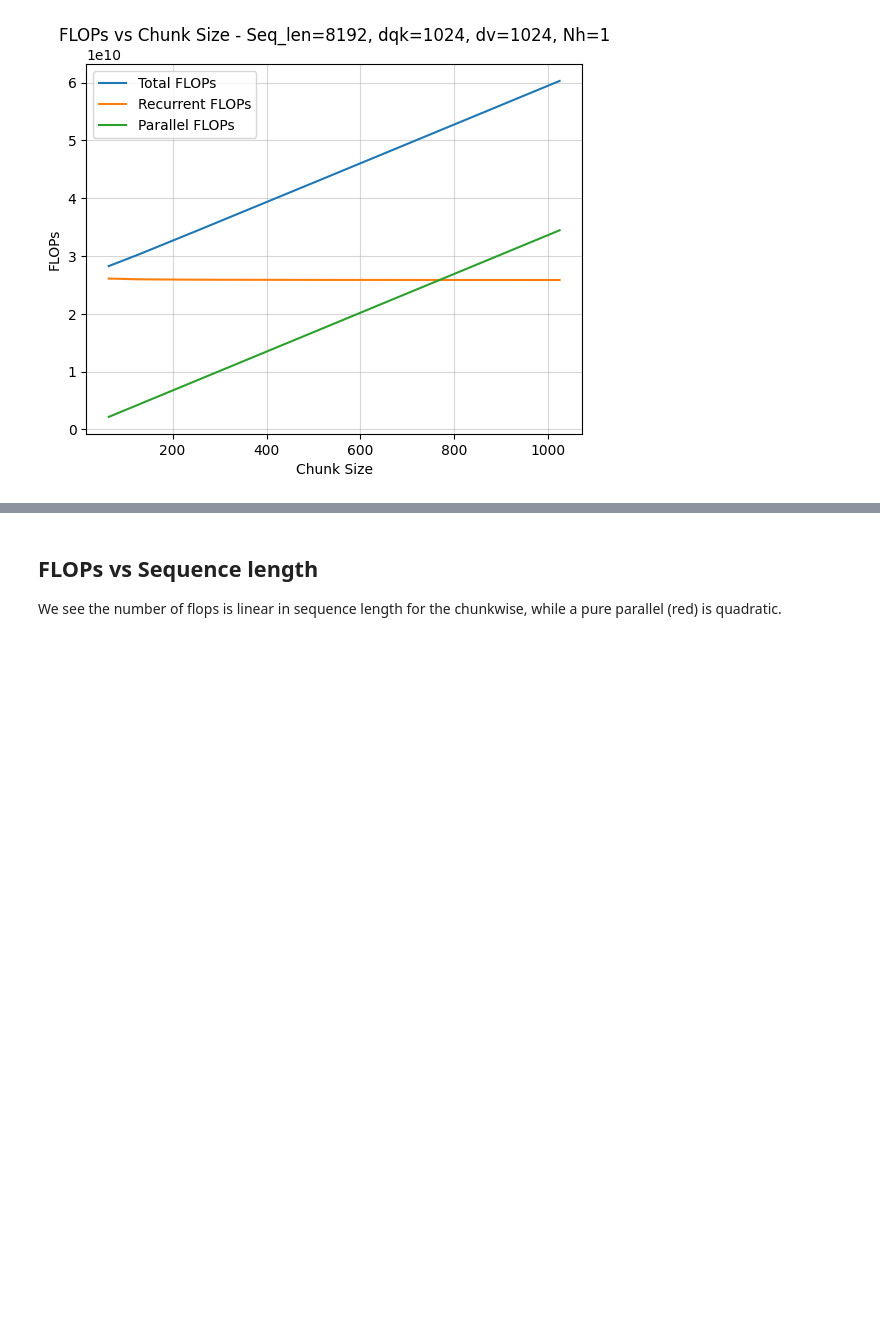
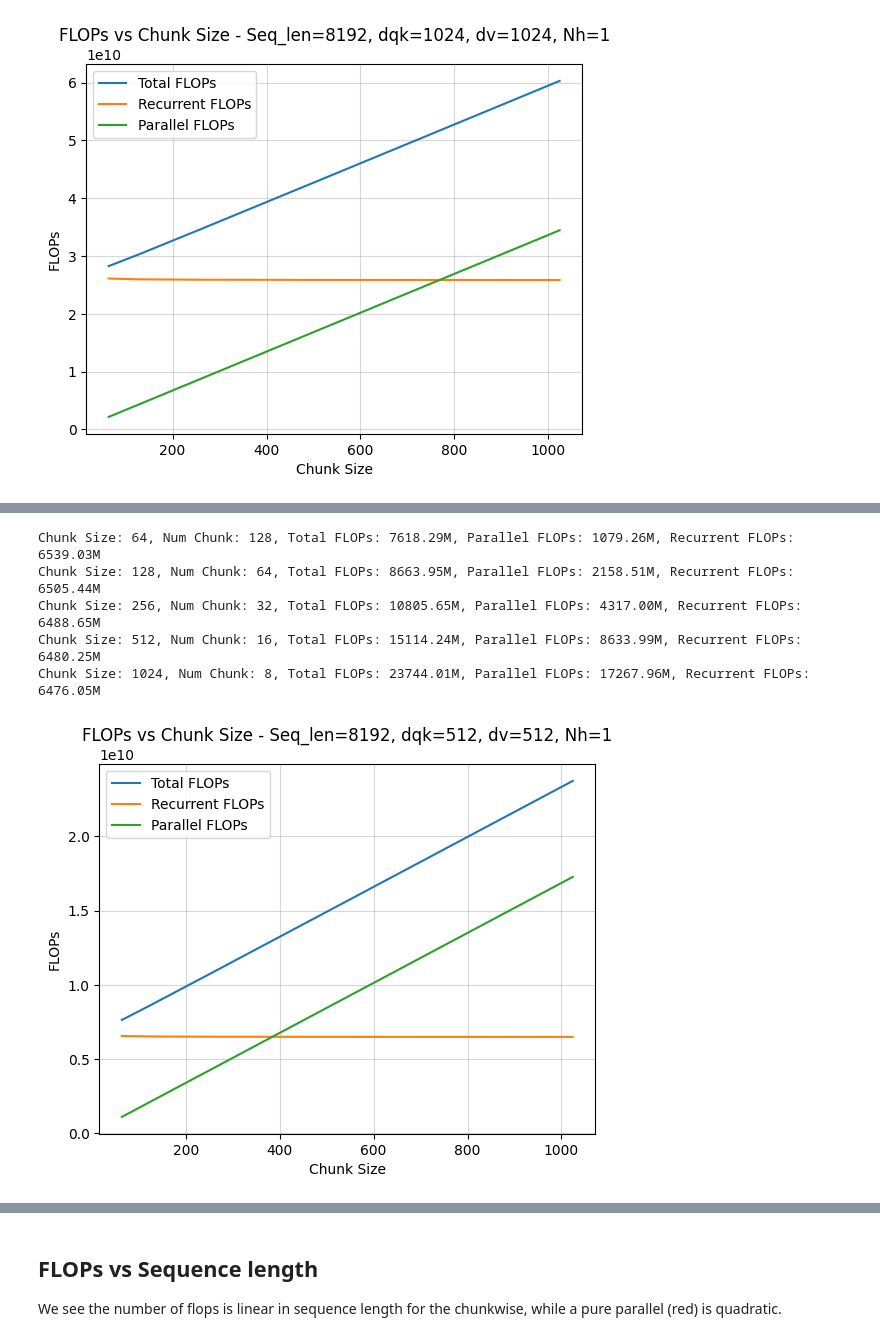
Before and after one commit to subho406/mlstm_kernels, a Jupyter notebook: notebooks/flop_counting/mlstm_cell--count_flops_by_hand.ipynb, the cells around one changed output, grey strips where cells are left out. Saved outputs shown, nothing was run; the diff lists cells and outputs as text; code cells hidden in the pictures; blank space fills up the shorter version.

```diff
--- a/notebooks/flop_counting/mlstm_cell--count_flops_by_hand.ipynb
+++ b/notebooks/flop_counting/mlstm_cell--count_flops_by_hand.ipynb
@@ -122,0 +141,18 @@ Chunk Size: 1024, Num Chunk: 8, Total FLOPs: 60293.18M, Parallel FLOPs: 34447.83
+# %%
+fig = make_chunkwise_flop_chunksize_sweep(
+    seq_len=8192,
+    chunk_sizes=[64, 128, 256, 512, 1024],
+    dqk=512,
+    dv=512,
+    Nh=1,
+    factor_exp=1,
+    factor_max=1,
+    factor_mask=1,
+)
+# %% [output]
+Chunk Size: 64, Num Chunk: 128, Total FLOPs: 7618.29M, Parallel FLOPs: 1079.26M, Recurrent FLOPs: 6539.03M
+Chunk Size: 128, Num Chunk: 64, Total FLOPs: 8663.95M, Parallel FLOPs: 2158.51M, Recurrent FLOPs: 6505.44M
+Chunk Size: 256, Num Chunk: 32, Total FLOPs: 10805.65M, Parallel FLOPs: 4317.00M, Recurrent FLOPs: 6488.65M
+Chunk Size: 512, Num Chunk: 16, Total FLOPs: 15114.24M, Parallel FLOPs: 8633.99M, Recurrent FLOPs: 6480.25M
+Chunk Size: 1024, Num Chunk: 8, Total FLOPs: 23744.01M, Parallel FLOPs: 17267.96M, Recurrent FLOPs: 6476.05M
+[figure, added]
```
Also changed, not shown: parts of 4 cells of this notebook, 9 other files.
